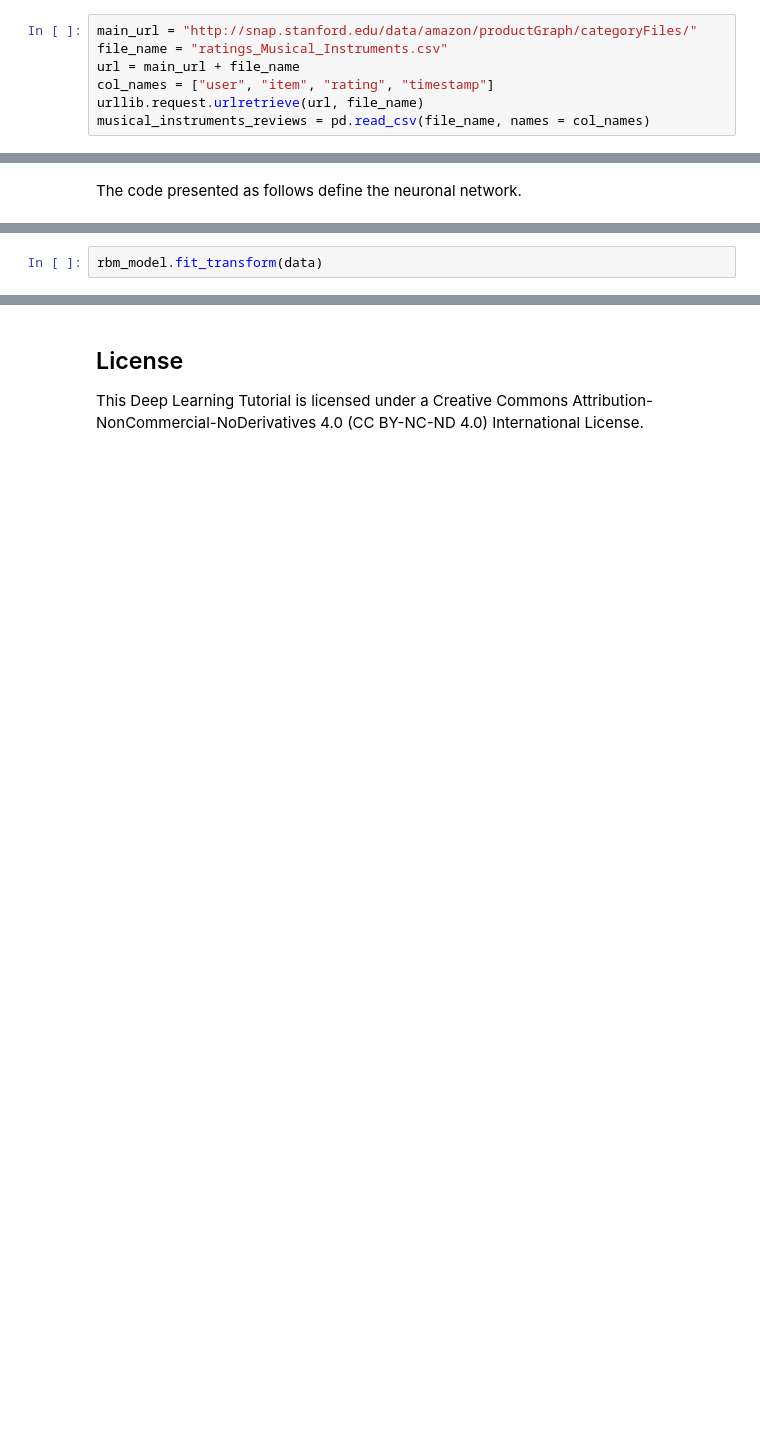
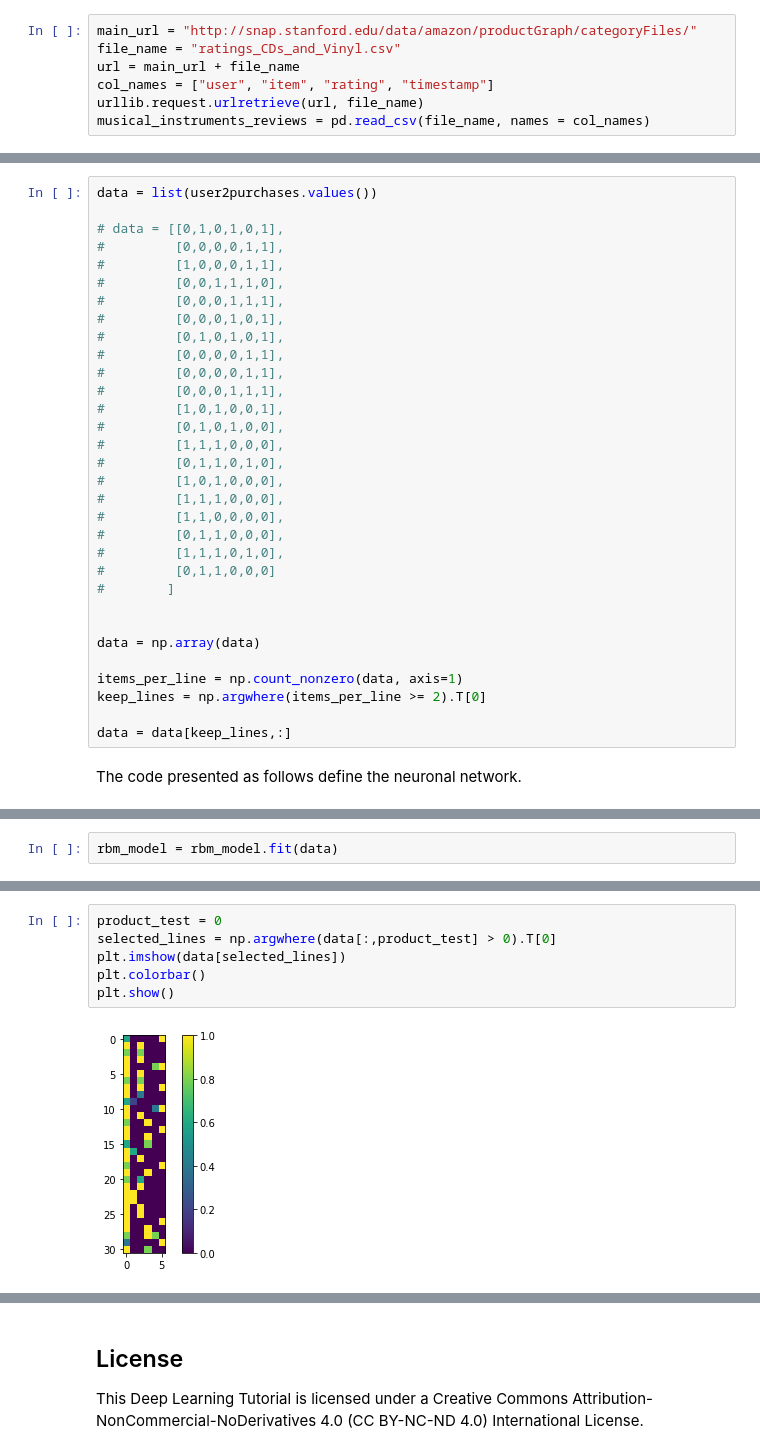
Before and after one commit to hfarruda/deeplearningtutorial, a Jupyter notebook: deepLearning_RBM.ipynb, the cells around one changed output, grey strips where cells are left out. Saved outputs shown, nothing was run; the diff lists cells and outputs as text; blank space fills up the shorter version.

```diff
--- a/deepLearning_RBM.ipynb
+++ b/deepLearning_RBM.ipynb
@@ -23,7 +24,7 @@ The following code downlods a dataset regarding the ratings of musical instrumen
 These data is divided into four columns, as follows: user id, item id, rating, and timestamp. The latter was removed from our analysis.
 # %%
 main_url = "http://snap.stanford.edu/data/amazon/productGraph/categoryFiles/"
-file_name = "ratings_Musical_Instruments.csv"
+file_name = "ratings_CDs_and_Vinyl.csv"
 url = main_url + file_name
 col_names = ["user", "item", "rating", "timestamp"]
 urllib.request.urlretrieve(url, file_name)
@@ -89,3 +87,35 @@ data = data[:,keep_positions]
+# %%
+data = list(user2purchases.values())
+
+# data = [[0,1,0,1,0,1],
+#         [0,0,0,0,1,1],
+#         [1,0,0,0,1,1],
+#         [0,0,1,1,1,0],
+#         [0,0,0,1,1,1],
+#         [0,0,0,1,0,1],
+#         [0,1,0,1,0,1],
+#         [0,0,0,0,1,1],
+#         [0,0,0,0,1,1],
+#         [0,0,0,1,1,1],
+#         [1,0,1,0,0,1],
+#         [0,1,0,1,0,0],
+#         [1,1,1,0,0,0],
+#         [0,1,1,0,1,0],
+#         [1,0,1,0,0,0],
+#         [1,1,1,0,0,0],
+#         [1,1,0,0,0,0],
+#         [0,1,1,0,0,0],
+#         [1,1,1,0,1,0],
+#         [0,1,1,0,0,0]
+#        ]
+
+
+data = np.array(data)
+
+items_per_line = np.count_nonzero(data, axis=1)
+keep_lines = np.argwhere(items_per_line >= 2).T[0]
+
+data = data[keep_lines,:]
 # %% [markdown]
 The code presented as follows define the neuronal network.
 # %%
@@ -103,3 +133,3 @@ Here, we present the training step.
 # %%
-rbm_model.fit_transform(data)
+rbm_model = rbm_model.fit(data)
 # %% [output]
@@ -132,0 +156,8 @@ array([[0.11038611, 0.11112356, 0.11126034, ..., 0.11115437, 0.1118898 ,
+# %%
+product_test = 0
+selected_lines = np.argwhere(data[:,product_test] > 0).T[0]
+plt.imshow(data[selected_lines])
+plt.colorbar()
+plt.show()
+# %% [output]
+[figure, added]
```
Also changed, not shown: parts of 27 cells of this notebook.
